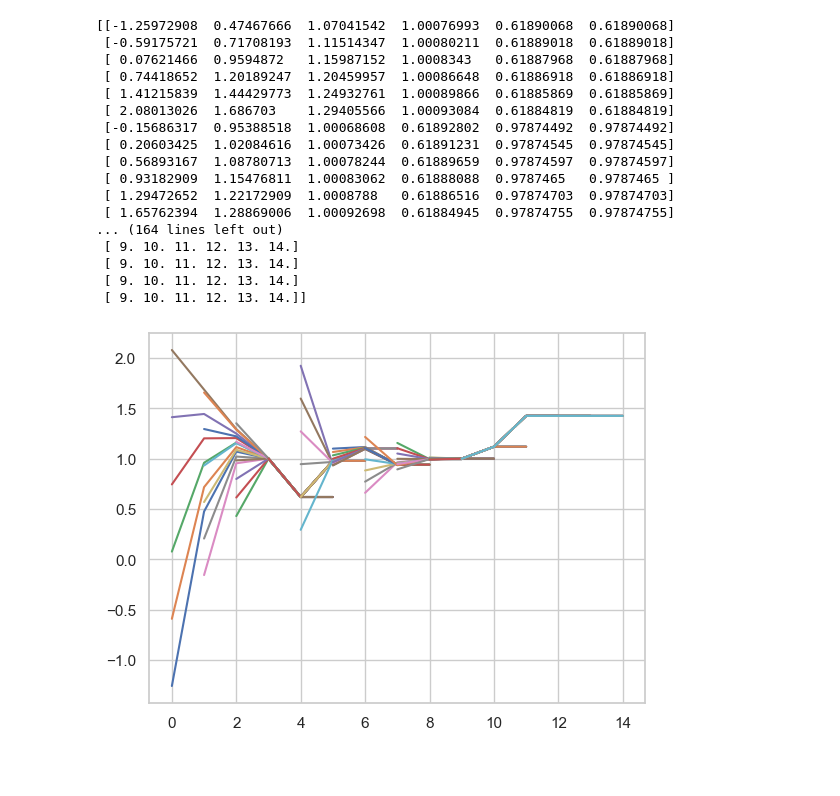
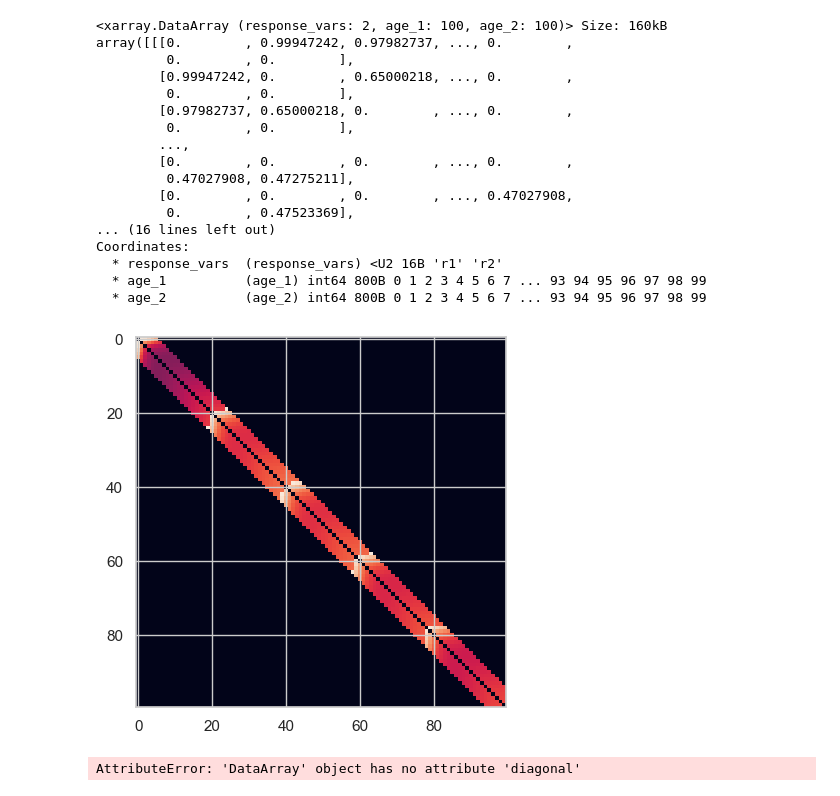
Before and after one commit to amarquand/PCNtoolkit, a Jupyter notebook: pcntoolkit/thrivelines.ipynb, the cells around one changed output. Cells and saved outputs as stored; diff of their text form; code cells hidden in the pictures; blank space fills up the shorter version.

```diff
--- a/pcntoolkit/thrivelines.ipynb
+++ b/pcntoolkit/thrivelines.ipynb
@@ -87,0 +49,13 @@ Process: 30888 - 2025-05-08 14:12:08 - Saving model to:
+# %%
+from pcntoolkit import BsplineBasisFunction
+
+regmodel = BLR(
+    heteroskedastic=True,
+    intercept=True,
+    intercept_var=True,
+    fixed_effect=True,
+    basis_function_mean=BsplineBasisFunction(0, 3, 5),
+    basis_function_var=BsplineBasisFunction(0, 3, 5),
+)
+model = NormativeModel(template_regression_model=regmodel, inscaler="none", outscaler="none")
+model.fit(train)
@@ -88,3 +128,27 @@ Process: 30888 - 2025-05-08 14:12:08 - Saving model to:
+# %%
+plt.imshow(model.correlation_matrix[0])
+from pcntoolkit.math_functions.thrive import get_correlation_matrix
+
+get_correlation_matrix(train, 6)
+# %% [output]
+<xarray.DataArray (response_vars: 2, age_1: 100, age_2: 100)> Size: 160kB
+array([[[0.        , 0.99947242, 0.97982737, ..., 0.        ,
+         0.        , 0.        ],
+        [0.99947242, 0.        , 0.65000218, ..., 0.        ,
+         0.        , 0.        ],
+        [0.97982737, 0.65000218, 0.        , ..., 0.        ,
+         0.        , 0.        ],
+        ...,
+        [0.        , 0.        , 0.        , ..., 0.        ,
+         0.47027908, 0.47275211],
+        [0.        , 0.        , 0.        , ..., 0.47027908,
+         0.        , 0.47523369],
+... (16 lines left out)
+Coordinates:
+  * response_vars  (response_vars) <U2 16B 'r1' 'r2'
+  * age_1          (age_1) int64 800B 0 1 2 3 4 5 6 7 ... 93 94 95 96 97 98 99
+  * age_2          (age_2) int64 800B 0 1 2 3 4 5 6 7 ... 93 94 95 96 97 98 99
+[figure, added]
 # %%
 def design_matrix(bandwidth: int, Sigma: np.ndarray) -> pd.DataFrame:
     """Constructs a design matrix according to: Buuren, S. Evaluation and prediction of individual growth trajectories. Ann. Hum. Biol. 50, 247–257 (2023).
@@ -178,7 +242,7 @@ def get_single_thriveline(cors, acc=1, z_thrive=-1.96):
     return thriveline
 
 
-def get_correlation_matrix(data, bandwidth, covariate_name="age"):
+def get_correlation_matrix(data: NormData, bandwidth: int, covariate_name="age"):
     # Needs docstring
     df = data.to_dataframe()[["X", "Y", "batch_effects", "subjects"]].droplevel(level=0, axis=1)
     # create dictionary of (age:indices)
@@ -201,7 +265,16 @@ def get_correlation_matrix(data, bandwidth, covariate_name="age"):
             cors[:, age2, age1] = cors[:, age1, age2] = np.NaN
     # Fill in missing correlation values
     newcors = fill_missing(bandwidth, cors)
-    return cors, newcors
+    newcors = xr.DataArray(
+        newcors,
+        dims=("response_vars", f"{covariate_name}_1", f"{covariate_name}_2"),
+        coords={
+            "response_vars": data.response_vars.to_numpy(),
+            f"{covariate_name}_1": np.arange(cors.shape[1]),
+            f"{covariate_name}_2": np.arange(cors.shape[1]),
+        },
+    )
+    return newcors
 
 
 def get_thrivelines(cors, start_age, stop_age, step_age, length_v, start_z, end_z, z_thrive):
@@ -217,7 +290,6 @@ def get_thrivelines(cors, start_age, stop_age, step_age, length_v, start_z, end_
             thrivelines_[i] = np.pad(line, ((0, to_pad)), mode="edge")
             ages_[i] = ages
             i += 1
-    print(thrivelines_)
     thrivelines_ = np.array(thrivelines_)
     ages_ = np.array(ages_)
     return thrivelines_, ages_[: len(thrivelines_)]
@@ -227,29 +299,10 @@ bandwidth = 2
 cors, newcors = get_correlation_matrix(data, bandwidth)
 diagonal = newcors[1].diagonal(-1)
 length_of_thrivelines = 6
-thrivelines, ages = get_thrivelines(diagonal, 0, 10, 1, length_of_thrivelines, -3, 3, 1.0)
-shaped_lines = thrivelines.reshape((-1, length_of_thrivelines))
+thrive_Z, ages = get_thrivelines(diagonal, 0, 10, 1, length_of_thrivelines, -3, 3, 1.0)
+shaped_lines = thrive_Z.reshape((-1, length_of_thrivelines))
 shaped_ages = ages.reshape((-1, length_of_thrivelines))
-print(shaped_lines)
-print(shaped_ages)
 plt.plot(shaped_ages.T, shaped_lines.T)
 plt.show()
 # %% [output]
-[[-1.25972908  0.47467666  1.07041542  1.00076993  0.61890068  0.61890068]
- [-0.59175721  0.71708193  1.11514347  1.00080211  0.61889018  0.61889018]
- [ 0.07621466  0.9594872   1.15987152  1.0008343   0.61887968  0.61887968]
- [ 0.74418652  1.20189247  1.20459957  1.00086648  0.61886918  0.61886918]
- [ 1.41215839  1.44429773  1.24932761  1.00089866  0.61885869  0.61885869]
- [ 2.08013026  1.686703    1.29405566  1.00093084  0.61884819  0.61884819]
- [-0.15686317  0.95388518  1.00068608  0.61892802  0.97874492  0.97874492]
- [ 0.20603425  1.02084616  1.00073426  0.61891231  0.97874545  0.97874545]
- [ 0.56893167  1.08780713  1.00078244  0.61889659  0.97874597  0.97874597]
- [ 0.93182909  1.15476811  1.00083062  0.61888088  0.9787465   0.9787465 ]
- [ 1.29472652  1.22172909  1.0008788   0.61886516  0.97874703  0.97874703]
- [ 1.65762394  1.28869006  1.00092698  0.61884945  0.97874755  0.97874755]
-... (164 lines left out)
- [ 9. 10. 11. 12. 13. 14.]
- [ 9. 10. 11. 12. 13. 14.]
- [ 9. 10. 11. 12. 13. 14.]
- [ 9. 10. 11. 12. 13. 14.]]
+AttributeError: 'DataArray' object has no attribute 'diagonal'
-[figure, removed]
```
Also changed, not shown: parts of 18 cells of this notebook, 18 other files.
